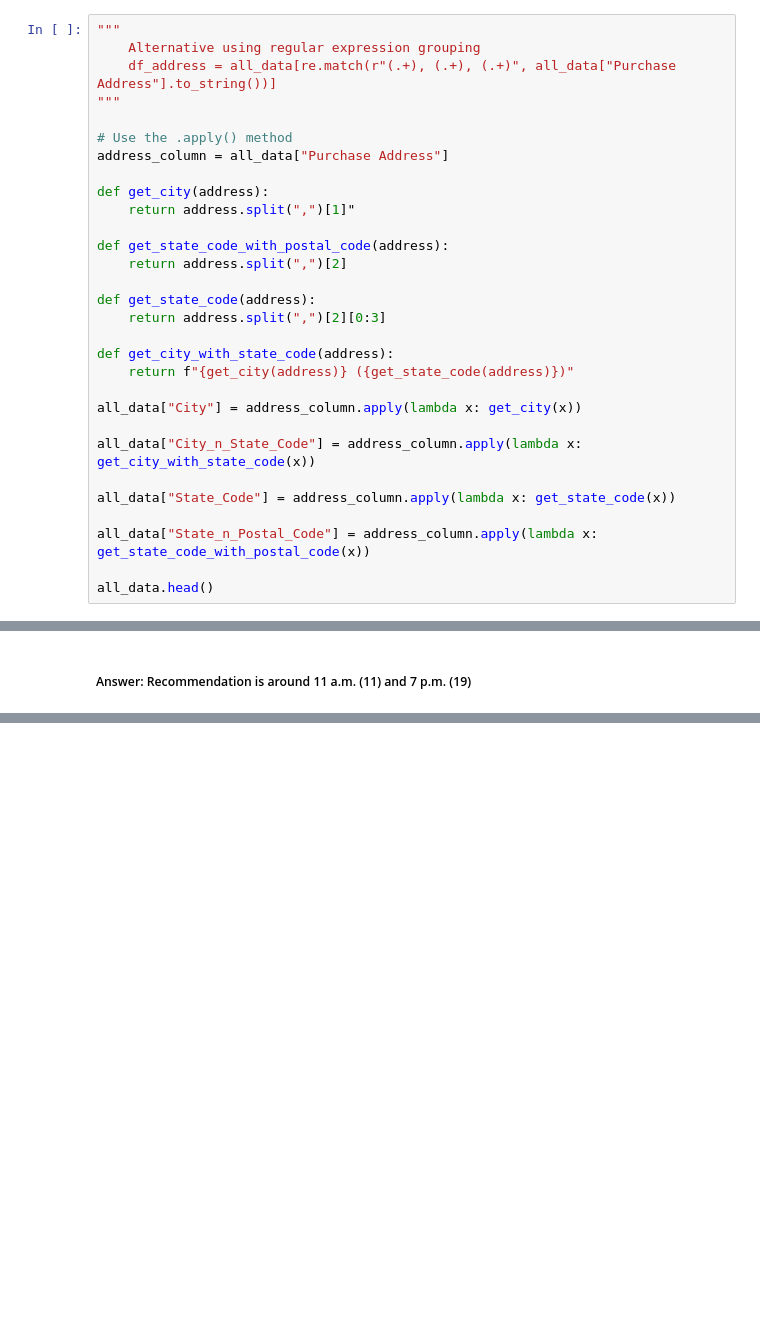
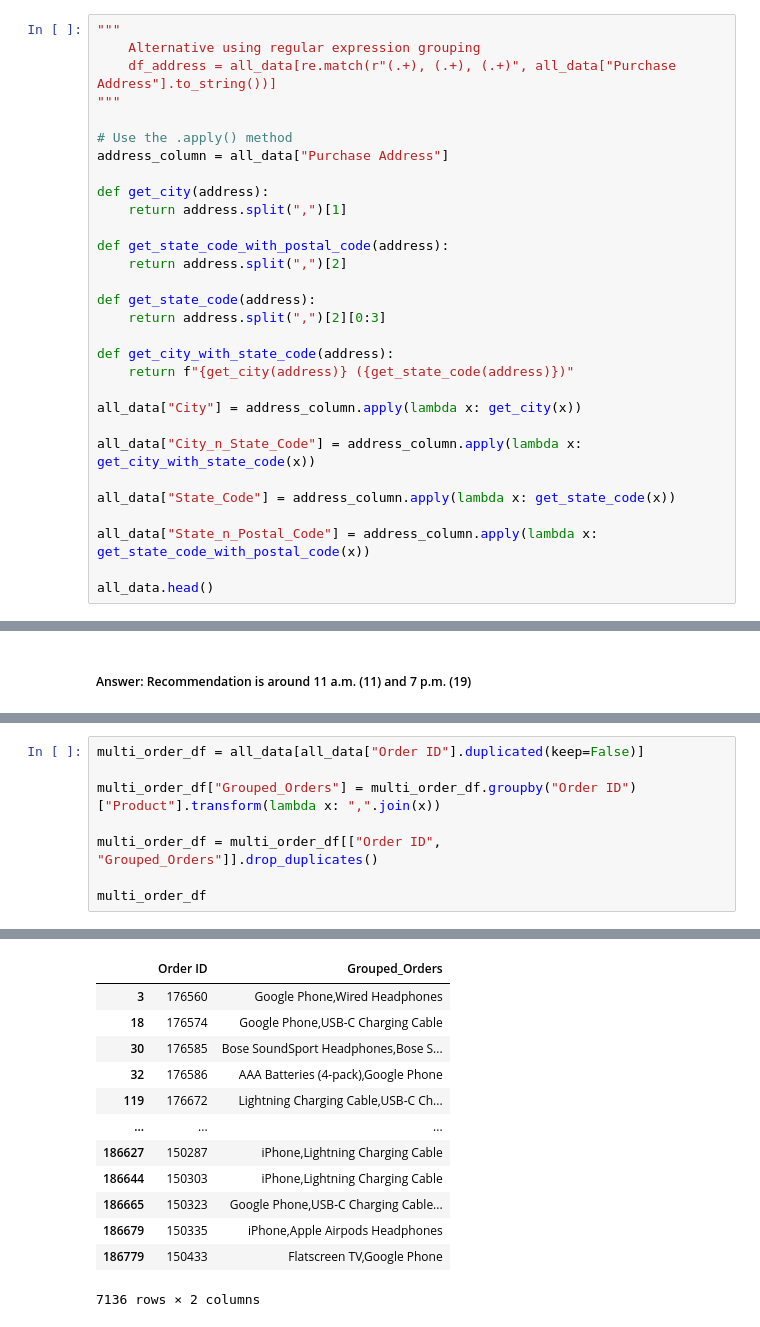
Before and after one commit to tunprimus/data_science_n_analytics, a Jupyter notebook: Solving-real-world-data-science-tasks-with-Python-Pandas/my-sales-analysis.ipynb, the cells around one changed output, grey strips where cells are left out. Saved outputs shown, nothing was run; the diff lists cells and outputs as text; blank space fills up the shorter version.

Commit message:
learn: How to count number of grouped orders

```diff
--- a/Solving-real-world-data-science-tasks-with-Python-Pandas/my-sales-analysis.ipynb
+++ b/Solving-real-world-data-science-tasks-with-Python-Pandas/my-sales-analysis.ipynb
@@ -110,7 +112,7 @@ all_data.head()
 address_column = all_data["Purchase Address"]
 
 def get_city(address):
-    return address.split(",")[1]"
+    return address.split(",")[1]
 
 def get_state_code_with_postal_code(address):
     return address.split(",")[2]
@@ -246,0 +225,9 @@ plt.show()
+# %%
+multi_order_df = all_data[all_data["Order ID"].duplicated(keep=False)]
+
+multi_order_df["Grouped_Orders"] = multi_order_df.groupby("Order ID")["Product"].transform(lambda x: ",".join(x))
+
+multi_order_df = multi_order_df[["Order ID", "Grouped_Orders"]].drop_duplicates()
+
+multi_order_df
+# %% [output]
@@ -246,0 +239,13 @@ plt.show()
+|  | Order ID | Grouped_Orders |
+| 3 | 176560 | Google Phone,Wired Headphones |
+| 18 | 176574 | Google Phone,USB-C Charging Cable |
+| 30 | 176585 | Bose SoundSport Headphones,Bose S... |
+| 32 | 176586 | AAA Batteries (4-pack),Google Phone |
+| 119 | 176672 | Lightning Charging Cable,USB-C Ch... |
+| ... | ... | ... |
+| 186627 | 150287 | iPhone,Lightning Charging Cable |
+| 186644 | 150303 | iPhone,Lightning Charging Cable |
+| 186665 | 150323 | Google Phone,USB-C Charging Cable... |
+| 186679 | 150335 | iPhone,Apple Airpods Headphones |
+| 186779 | 150433 | Flatscreen TV,Google Phone |
+7136 rows × 2 columns
```
Also changed, not shown: parts of 8 cells of this notebook.
